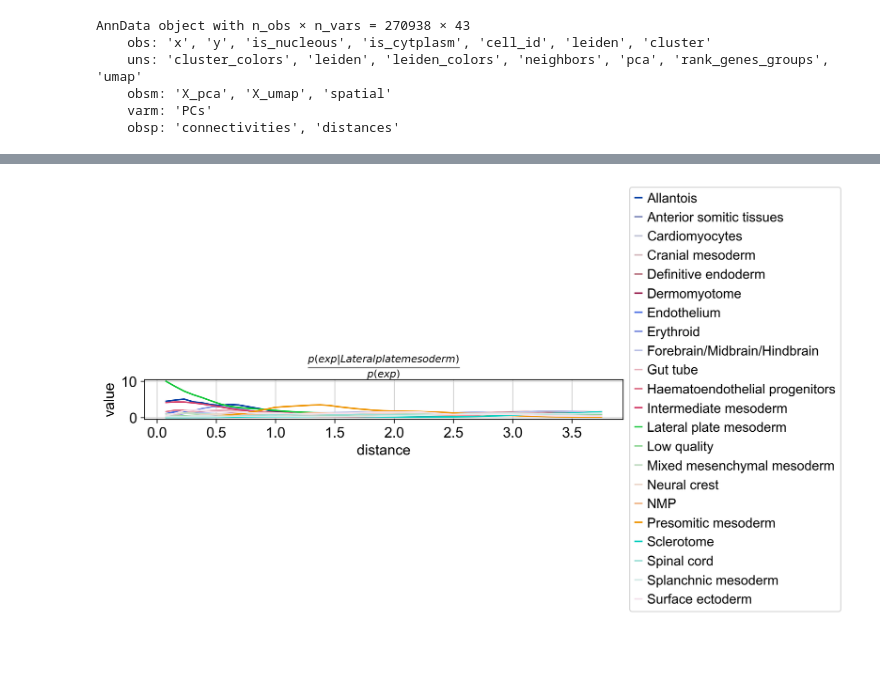
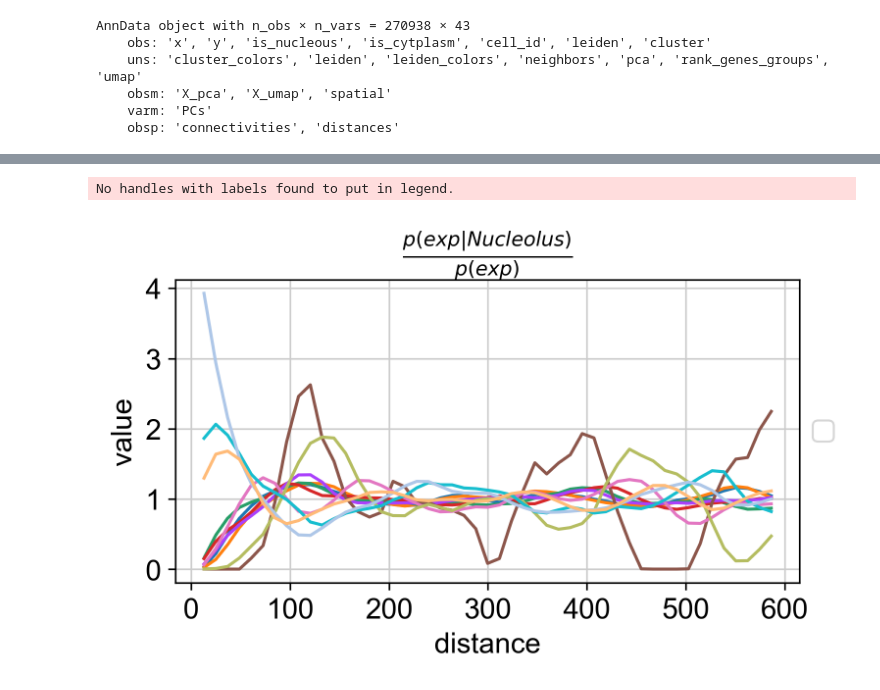
Before and after one commit to theislab/squidpy_reproducibility, a Jupyter notebook: notebooks/graph_figures/imc_4i.ipynb, the cells around one changed output, grey strips where cells are left out. Drawn from its saved outputs; the diff is of its cells as text; code cells hidden in the pictures; blank space fills up the shorter version.

```diff
--- a/notebooks/graph_figures/imc_4i.ipynb
+++ b/notebooks/graph_figures/imc_4i.ipynb
@@ -105,3 +73,0 @@ sq.pl.ligrec(
-# %%
-adata = sc.read("/Users/giovanni.palla/Datasets/tutorial_data/seqfish.h5ad")
-adata
@@ -189,11 +89,13 @@ Finish (0:00:43)
 # %%
 sq.pl.co_occurrence(
     adata,
-    cluster_key="celltype_mapped_refined",
-    clusters="Lateral plate mesoderm",
-    figsize=(10, 5),
+    cluster_key="cluster",
+    clusters="Nucleolus",
     dpi=300,
-    save="co_occurrence_seqfish",
+    figsize=(5, 3),
+    legend=False,
+    save="co_occurrence_4i",
 )
 # %% [output]
+No handles with labels found to put in legend.
-[figure, old version]
+[figure, new version]
```
Also changed, not shown: parts of 19 cells of this notebook, 4 other files.
